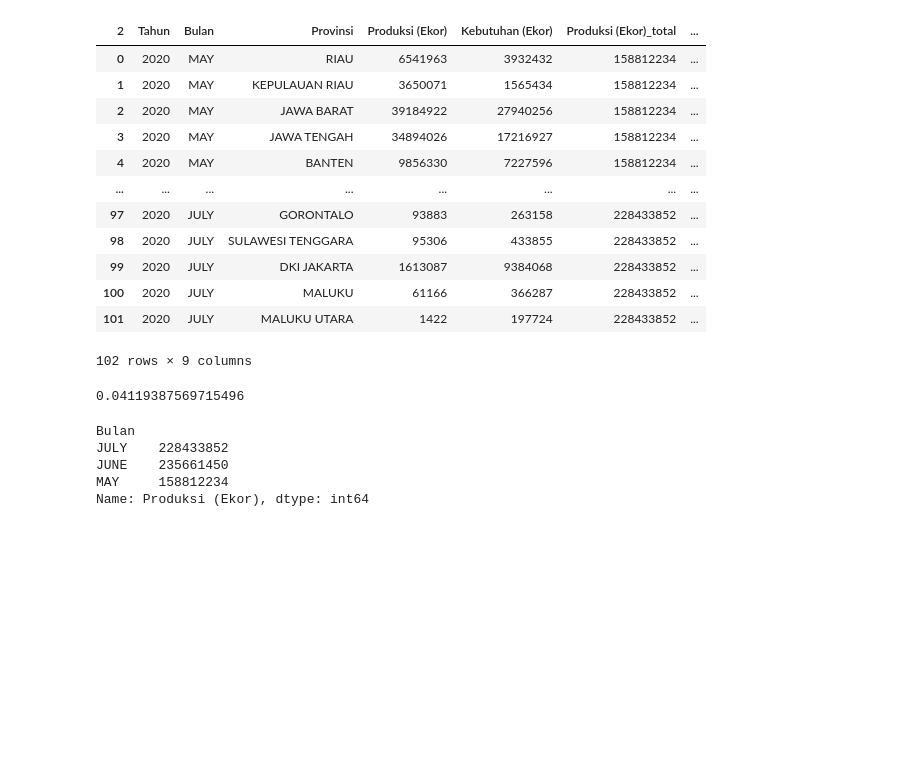
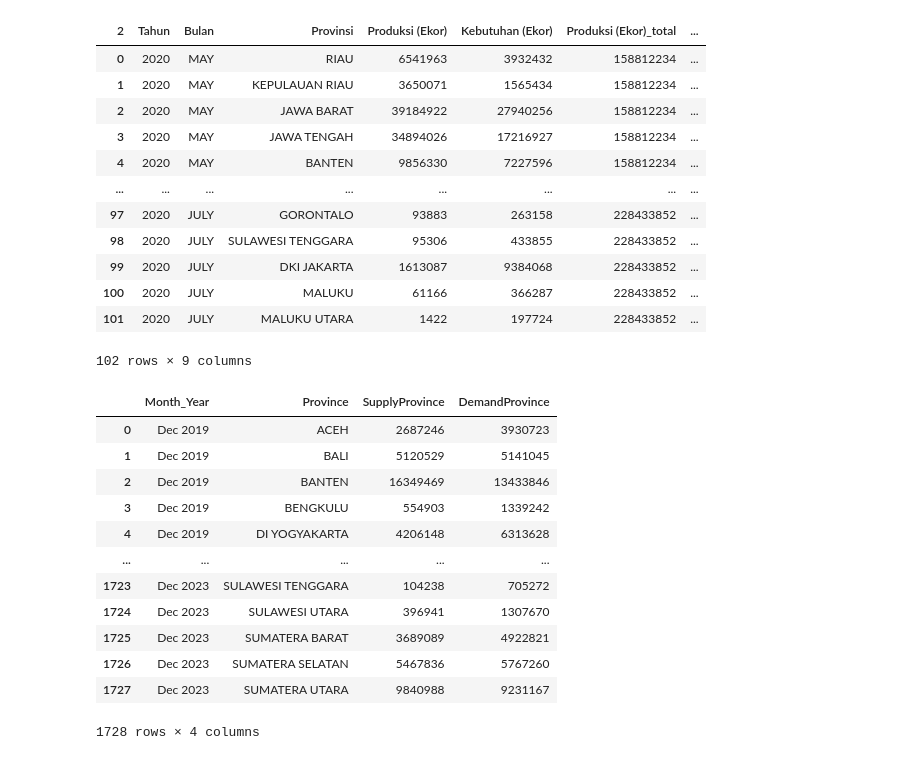
Before and after one commit to thisissteff/forecasting, a Jupyter notebook: SSandDD.ipynb, the cells around one changed output. Drawn from its saved outputs; the diff is of its cells as text; code cells hidden in the pictures; blank space fills up the shorter version.

```diff
--- a/SSandDD.ipynb
+++ b/SSandDD.ipynb
@@ -125,21 +125,46 @@ dfMay
 | 100 | 2020 | JULY | MALUKU | 61166 | 366287 | 228433852 | ... |
 | 101 | 2020 | JULY | MALUKU UTARA | 1422 | 197724 | 228433852 | ... |
 102 rows × 9 columns
-# %%
-# finding province riau only
-find = dfMay[dfMay['Provinsi'] == 'RIAU']
-
-
-avgSupply = find['Supply Percentage'].mean()
-avgSupply
-# %% [output]
-0.04119387569715496
-# %%
-monthlySupply = dfMay.groupby('Bulan')['Produksi (Ekor)'].sum()
-monthlySupply
-# %% [output]
-Bulan
-JULY    228433852
-JUNE    235661450
-MAY     158812234
-Name: Produksi (Ekor), dtype: int64
+# %%
+dfPercent = dfMay.groupby('Provinsi').agg({
+    'Supply Percentage': 'mean',
+    'Demand Percentage': 'mean'
+}).reset_index()
+
+breakdown = []
+
+# making the new dataset
+for index, national_row in df.iterrows():
+    for _, percent_row in dfPercent.iterrows():
+        supply_province = percent_row['Supply Percentage'] * national_row['Supply DOC (Tails)']
+        demand_province = percent_row['Demand Percentage'] * national_row['Demand DOC (Tails)']
+        breakdown.append({
+            'Month_Year': national_row['Month'],
+            'Province': percent_row['Provinsi'],
+            'SupplyProvince': supply_province,
+            'DemandProvince': demand_province
+        })
+
+# Convert breakdown list to DataFrame
+detailed_breakdown_df = pd.DataFrame(breakdown)
+
+# changing the supply and demand province to integer
+detailed_breakdown_df['SupplyProvince'] = detailed_breakdown_df['SupplyProvince'].astype(int)
+detailed_breakdown_df['DemandProvince'] = detailed_breakdown_df['DemandProvince'].astype(int)
+
+# Display the head of the new detailed DataFrame
+detailed_breakdown_df
+# %% [output]
+|  | Month_Year | Province | SupplyProvince | DemandProvince |
+| 0 | Dec 2019 | ACEH | 2687246 | 3930723 |
+| 1 | Dec 2019 | BALI | 5120529 | 5141045 |
+| 2 | Dec 2019 | BANTEN | 16349469 | 13433846 |
+| 3 | Dec 2019 | BENGKULU | 554903 | 1339242 |
+| 4 | Dec 2019 | DI YOGYAKARTA | 4206148 | 6313628 |
+| ... | ... | ... | ... | ... |
+| 1723 | Dec 2023 | SULAWESI TENGGARA | 104238 | 705272 |
+| 1724 | Dec 2023 | SULAWESI UTARA | 396941 | 1307670 |
+| 1725 | Dec 2023 | SUMATERA BARAT | 3689089 | 4922821 |
+| 1726 | Dec 2023 | SUMATERA SELATAN | 5467836 | 5767260 |
+| 1727 | Dec 2023 | SUMATERA UTARA | 9840988 | 9231167 |
+1728 rows × 4 columns
```
Also changed, not shown: parts of 5 cells of this notebook, 1 other file.
